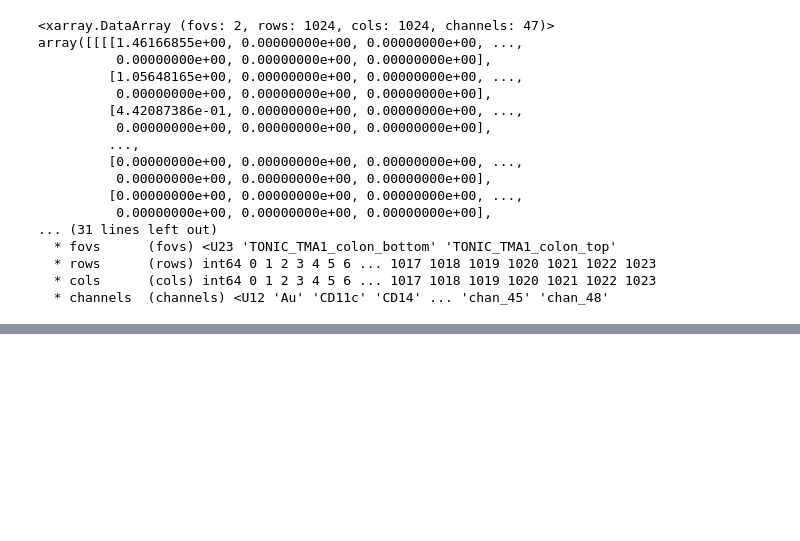
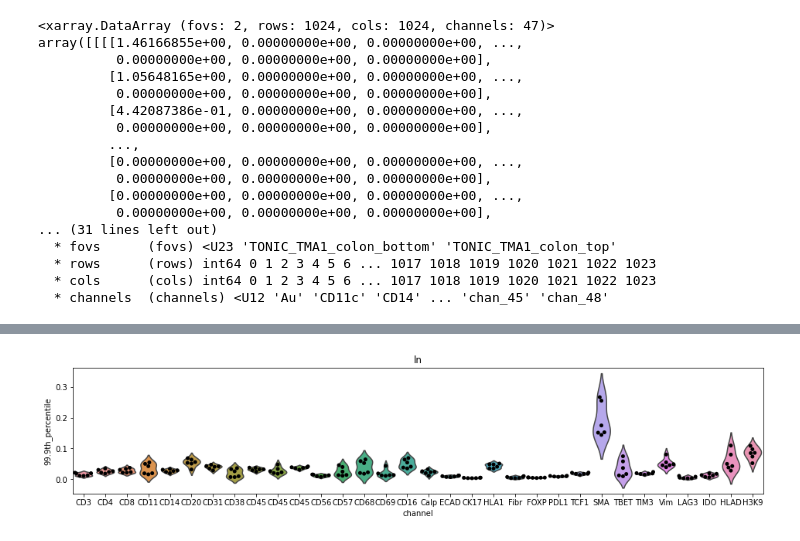
Before and after one commit to angelolab/toffy, a Jupyter notebook: toffy/qc_metrics_violin_plots.ipynb, the cells around one changed output, grey strips where cells are left out. Cells and saved outputs as stored; diff of their text form; code cells hidden in the pictures; blank space fills up the shorter version.

```diff
--- a/toffy/qc_metrics_violin_plots.ipynb
+++ b/toffy/qc_metrics_violin_plots.ipynb
@@ -94 +97,88 @@ for i in range(len(tissues_list)):
 ... (35 outputs left out)
+# %%
+from ark.utils.load_utils import load_imgs_from_tree, load_imgs_from_dir
+import matplotlib.pyplot as plt
+import seaborn as sns
+import numpy as np
+from toffy import qc_comp
+from ark.utils import io_utils
+import pandas as pd
+
+def qc_metrics_plots(data_dir,
+	                 normal_tissues,
+                     channels=None,
+	                 qc_metric="99.9th_percentile",
+	                 fig_dir=None):
+    """
+    Purpose: Look for systematic bias in normal channels across TMAs for
+             each normal tissue type.
+    Input: Directory containing image folders.  Normals is a string or list
+            containing the normal tissue names which have to be substrings
+            of the normal subfolder names.
+           QC metric of choice for plotting.
+    Output: Violin plots in a grid with tissue type and marker clearly labeled
+
+    """
+    # Dont load in all the tumor data, just the normals of interest.
+    # may have ln_6, ln_top, ln_bottom, but these are all considered ln for
+    # one plot
+    normal_samples = io_utils.list_folders(dir_name=data_dir, substrs=normal_tissues)
+
+    data = load_imgs_from_tree(data_dir=data_dir,
+	                    img_sub_folder=None,
+	                    fovs=normal_samples,
+	                    channels=None,
+                        max_image_size=None)
+
+    if not channels:
+        channels = list(data.channels.values)
+
+    # need to make a nice pandas DF with columns: sample, channel, 99.9th value
+    for i in range(len(normal_tissues)):
+
+        # For each tissue type, get all the samples
+        samples = [x for x in normal_samples if normal_tissues[i] in x]
+        plotting_df = pd.DataFrame(columns=["sample",'channel',"99.9th_percentile"])
+
+
+        for j in range(len(channels)):
+            # Channel is a gene
+            qc_metrics_per_channel = []
+
+            for k in range(len(samples)):
+                # go through all samples per gene. list should be of length==samples
+                qc_metrics_per_channel += [[normal_tissues[i],
+                                           channels[j],
+                                           qc_comp.compute_99_9_intensity(data.loc[samples[k], 0:1023, 0:1023, channels[j]])]]
+
+
+            plotting_df = plotting_df.append( pd.DataFrame(qc_metrics_per_channel,columns=plotting_df.columns) )
+
+        # plt.show()
+        plt.figure(figsize=(16,3))
+        ax = sns.violinplot(x="channel",y="99.9th_percentile",data=plotting_df,inner=None,scale="width")
+        ax = sns.swarmplot(x="channel",y="99.9th_percentile",data=plotting_df,color="black",edgecolor="gray")
+        ax.set_title(normal_tissues[i])
+        ax.set_xticklabels([x[0:4] for x in channels])
+
+
+        # Probaly dont need plt.show() if its a jupe notebook
+        if fig_dir:
+            plt.savefig(fig_dir+normal_tissues[i]+"_qc.png",dpi=300)
+        plt.show()
+        plt.close()
+
+
+    return
+
+
+qc_metrics_plots(data_dir="/Users/heskett/control_sample_Examples",
+	             normal_tissues=["ln"],
+                 channels=["CD3","CD4","CD8","CD11c","CD14",
+                           "CD20","CD31","CD38","CD45","CD45RB","CD45RO",
+                           "CD56","CD57","CD68","CD69","CD163","Calprotectin","ECAD",
+                            "CK17","HLA1","Fibronectin","FOXP3","PDL1","TCF1","SMA","TBET",
+                            "TIM3","Vim","LAG3","IDO","HLADR","H3K9ac"],
+                fig_dir="/Users/heskett/toffy/")
+# %% [output]
+[figure, added]
```
Also changed, not shown: parts of 1 cell of this notebook.
